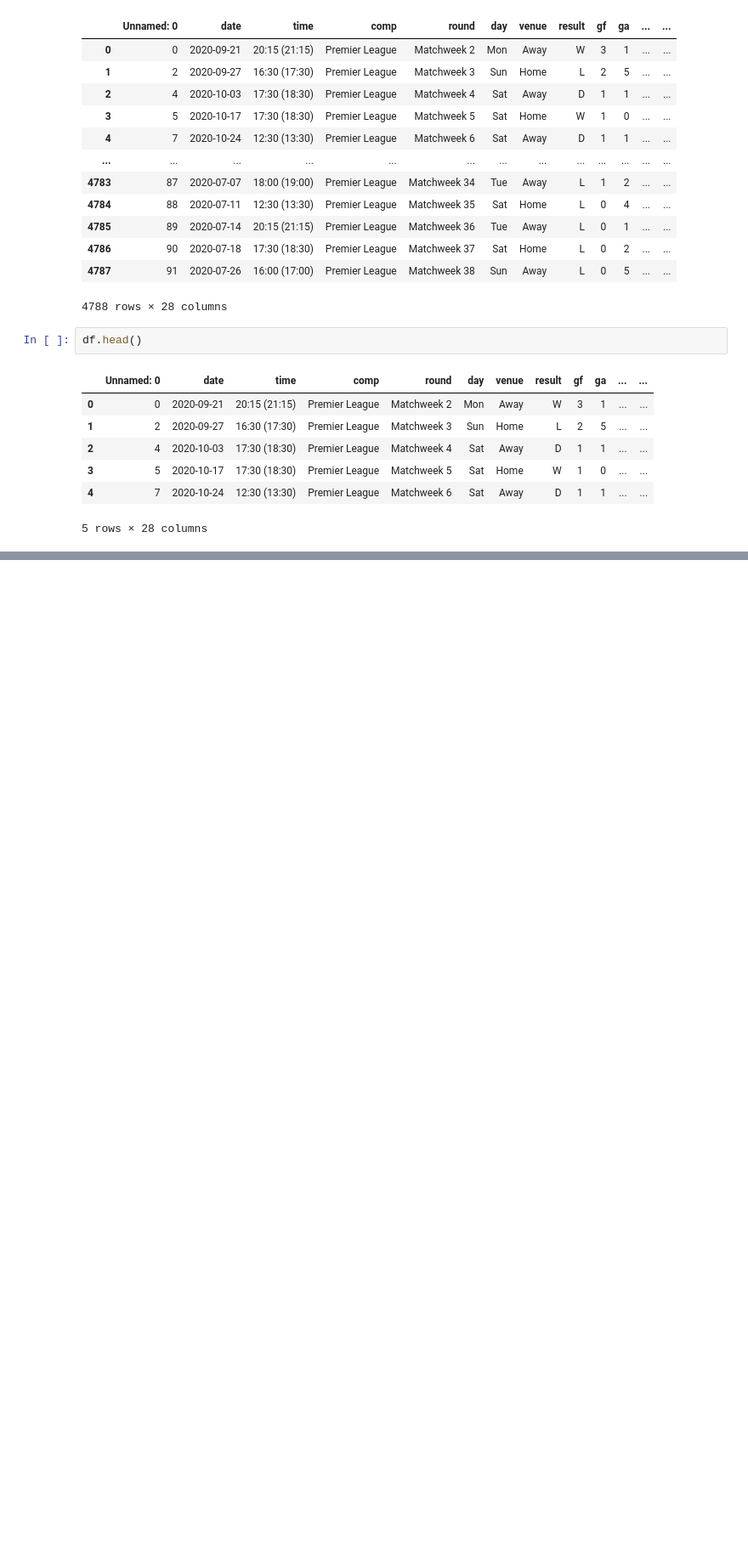
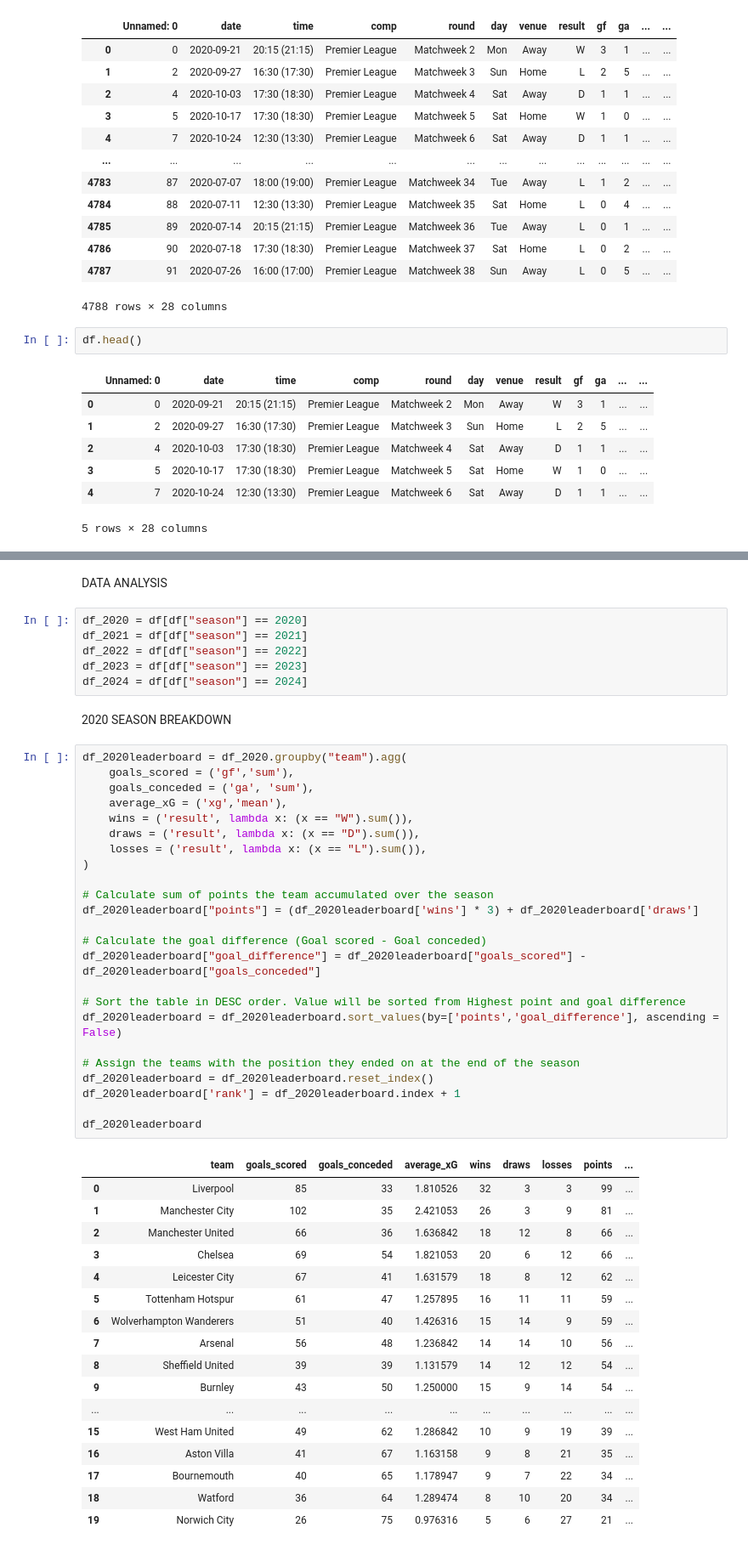
Before and after one commit to mfahadagri04/PremierLeague_DS, a Jupyter notebook: PremierLeague.ipynb, the cells around one changed output, grey strips where cells are left out. Shown: that part at 85% size. Cells and saved outputs as stored; diff of their text form; blank space fills up the shorter version.

```diff
--- a/PremierLeague.ipynb
+++ b/PremierLeague.ipynb
@@ -32,0 +199,52 @@ df.tail()
+# %% [markdown]
+DATA ANALYSIS
+# %%
+df_2020 = df[df["season"] == 2020]
+df_2021 = df[df["season"] == 2021]
+df_2022 = df[df["season"] == 2022]
+df_2023 = df[df["season"] == 2023]
+df_2024 = df[df["season"] == 2024]
+# %% [markdown]
+2020 SEASON BREAKDOWN
+# %%
+df_2020leaderboard = df_2020.groupby("team").agg(
+    goals_scored = ('gf','sum'),
+    goals_conceded = ('ga', 'sum'),
+    average_xG = ('xg','mean'),
+    wins = ('result', lambda x: (x == "W").sum()),
+    draws = ('result', lambda x: (x == "D").sum()),
+    losses = ('result', lambda x: (x == "L").sum()),
+)
+
+# Calculate sum of points the team accumulated over the season
+df_2020leaderboard["points"] = (df_2020leaderboard['wins'] * 3) + df_2020leaderboard['draws']
+
+# Calculate the goal difference (Goal scored - Goal conceded)
+df_2020leaderboard["goal_difference"] = df_2020leaderboard["goals_scored"] - df_2020leaderboard["goals_conceded"]
+
+# Sort the table in DESC order. Value will be sorted from Highest point and goal difference
+df_2020leaderboard = df_2020leaderboard.sort_values(by=['points','goal_difference'], ascending = False)
+
+# Assign the teams with the position they ended on at the end of the season
+df_2020leaderboard = df_2020leaderboard.reset_index()
+df_2020leaderboard['rank'] = df_2020leaderboard.index + 1
+
+df_2020leaderboard
+# %% [output]
+|  | team | goals_scored | goals_conceded | average_xG | wins | draws | losses | points | ... |
+| 0 | Liverpool | 85 | 33 | 1.810526 | 32 | 3 | 3 | 99 | ... |
+| 1 | Manchester City | 102 | 35 | 2.421053 | 26 | 3 | 9 | 81 | ... |
+| 2 | Manchester United | 66 | 36 | 1.636842 | 18 | 12 | 8 | 66 | ... |
+| 3 | Chelsea | 69 | 54 | 1.821053 | 20 | 6 | 12 | 66 | ... |
+| 4 | Leicester City | 67 | 41 | 1.631579 | 18 | 8 | 12 | 62 | ... |
+| 5 | Tottenham Hotspur | 61 | 47 | 1.257895 | 16 | 11 | 11 | 59 | ... |
+| 6 | Wolverhampton Wanderers | 51 | 40 | 1.426316 | 15 | 14 | 9 | 59 | ... |
+| 7 | Arsenal | 56 | 48 | 1.236842 | 14 | 14 | 10 | 56 | ... |
+| 8 | Sheffield United | 39 | 39 | 1.131579 | 14 | 12 | 12 | 54 | ... |
+| 9 | Burnley | 43 | 50 | 1.250000 | 15 | 9 | 14 | 54 | ... |
+| ... | ... | ... | ... | ... | ... | ... | ... | ... | ... |
+| 15 | West Ham United | 49 | 62 | 1.286842 | 10 | 9 | 19 | 39 | ... |
+| 16 | Aston Villa | 41 | 67 | 1.163158 | 9 | 8 | 21 | 35 | ... |
+| 17 | Bournemouth | 40 | 65 | 1.178947 | 9 | 7 | 22 | 34 | ... |
+| 18 | Watford | 36 | 64 | 1.289474 | 8 | 10 | 20 | 34 | ... |
+| 19 | Norwich City | 26 | 75 | 0.976316 | 5 | 6 | 27 | 21 | ... |
```
Also changed, not shown: parts of 21 cells of this notebook.
